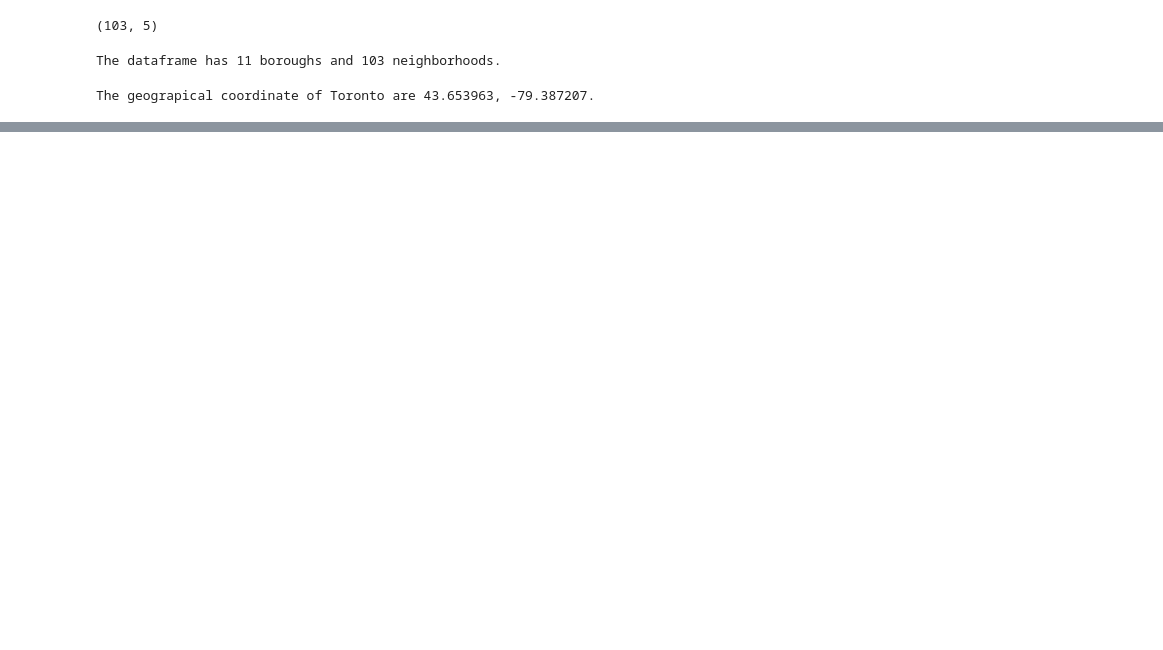
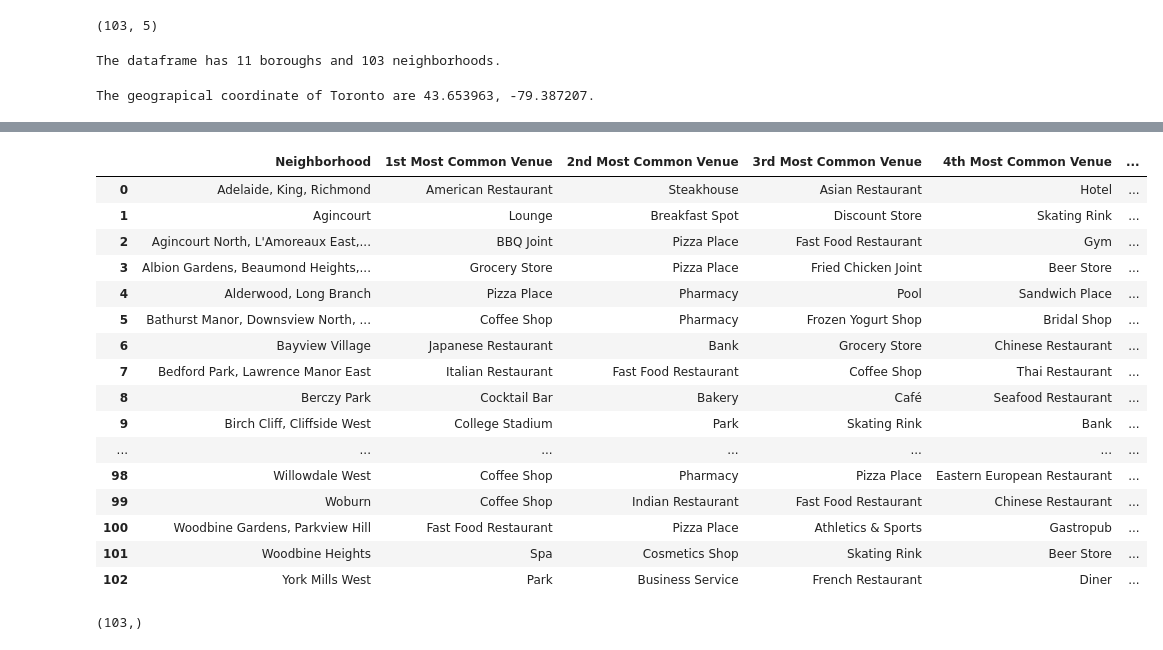
Before and after one commit to nicksgobba/Coursera_Capstone, a Jupyter notebook: Toronto.ipynb, the cells around one changed output, grey strips where cells are left out. Drawn from its saved outputs; the diff is of its cells as text; code cells hidden in the pictures; blank space fills up the shorter version.

```diff
--- a/Toronto.ipynb
+++ b/Toronto.ipynb
@@ -285,0 +303,2 @@ Tornto_venues.head
+# %%
+toronto_grouped = Toronto_onehot.groupby('Neighborhood').mean().reset_index()
@@ -285,0 +309,12 @@ Tornto_venues.head
+# %%
+num_top_venues = 5
+
+for hood in toronto_grouped['Neighborhood']:
+    print(hood)
+    temp = toronto_grouped[toronto_grouped['Neighborhood'] == hood].T.reset_index()
+    temp.columns = ['venue','freq']
+    temp = temp.iloc[1:]
+    temp['freq'] = temp['freq'].astype(float)
+    temp = temp.round({'freq': 2})
+    print(temp.sort_values('freq', ascending=False).reset_index(drop=True).head(num_top_venues))
+    print('\n')
@@ -285,0 +339,56 @@ Tornto_venues.head
+# %%
+def return_most_common_venues(row, num_top_venues):
+    row_categories = row.iloc[1:]
+    row_categories_sorted = row_categories.sort_values(ascending=False)
+
+    return row_categories_sorted.index.values[0:num_top_venues]
+# %%
+num_top_venues = 10
+indicators = ['st', 'nd', 'rd']
+
+# create columns according to number of top venues
+columns = ['Neighborhood']
+for ind in np.arange(num_top_venues):
+    try:
+        columns.append('{}{} Most Common Venue'.format(ind+1, indicators[ind]))
+    except:
+        columns.append('{}th Most Common Venue'.format(ind+1))
+
+# create a new dataframe
+neighborhoods_venues_sorted = pd.DataFrame(columns=columns)
+neighborhoods_venues_sorted['Neighborhood'] = toronto_grouped['Neighborhood']
+
+for ind in np.arange(toronto_grouped.shape[0]):
+    neighborhoods_venues_sorted.iloc[ind, 1:] = return_most_common_venues(toronto_grouped.iloc[ind, :], num_top_venues)
+
+neighborhoods_venues_sorted
+# %% [output]
+|  | Neighborhood | 1st Most Common Venue | 2nd Most Common Venue | 3rd Most Common Venue | 4th Most Common Venue | ... |
+| 0 | Adelaide, King, Richmond | American Restaurant | Steakhouse | Asian Restaurant | Hotel | ... |
+| 1 | Agincourt | Lounge | Breakfast Spot | Discount Store | Skating Rink | ... |
+| 2 | Agincourt North, L'Amoreaux East,... | BBQ Joint | Pizza Place | Fast Food Restaurant | Gym | ... |
+| 3 | Albion Gardens, Beaumond Heights,... | Grocery Store | Pizza Place | Fried Chicken Joint | Beer Store | ... |
+| 4 | Alderwood, Long Branch | Pizza Place | Pharmacy | Pool | Sandwich Place | ... |
+| 5 | Bathurst Manor, Downsview North, ... | Coffee Shop | Pharmacy | Frozen Yogurt Shop | Bridal Shop | ... |
+| 6 | Bayview Village | Japanese Restaurant | Bank | Grocery Store | Chinese Restaurant | ... |
+| 7 | Bedford Park, Lawrence Manor East | Italian Restaurant | Fast Food Restaurant | Coffee Shop | Thai Restaurant | ... |
+| 8 | Berczy Park | Cocktail Bar | Bakery | Café | Seafood Restaurant | ... |
+| 9 | Birch Cliff, Cliffside West | College Stadium | Park | Skating Rink | Bank | ... |
+| ... | ... | ... | ... | ... | ... | ... |
+| 98 | Willowdale West | Coffee Shop | Pharmacy | Pizza Place | Eastern European Restaurant | ... |
+| 99 | Woburn | Coffee Shop | Indian Restaurant | Fast Food Restaurant | Chinese Restaurant | ... |
+| 100 | Woodbine Gardens, Parkview Hill | Fast Food Restaurant | Pizza Place | Athletics & Sports | Gastropub | ... |
+| 101 | Woodbine Heights | Spa | Cosmetics Shop | Skating Rink | Beer Store | ... |
+| 102 | York Mills West | Park | Business Service | French Restaurant | Diner | ... |
+# %%
+# number of clusters
+kclusters = 10
+toronto_grouped_clustering = toronto_grouped.drop('Neighborhood', 1)
+
+# run k-means clustering
+kmeans = KMeans(n_clusters=kclusters, random_state=0).fit(toronto_grouped_clustering)
+
+# check cluster labels generated for each row in the dataframe
+#kmeans.labels_.shape
+# %% [output]
+(103,)
```
Also changed, not shown: parts of 35 cells of this notebook.
